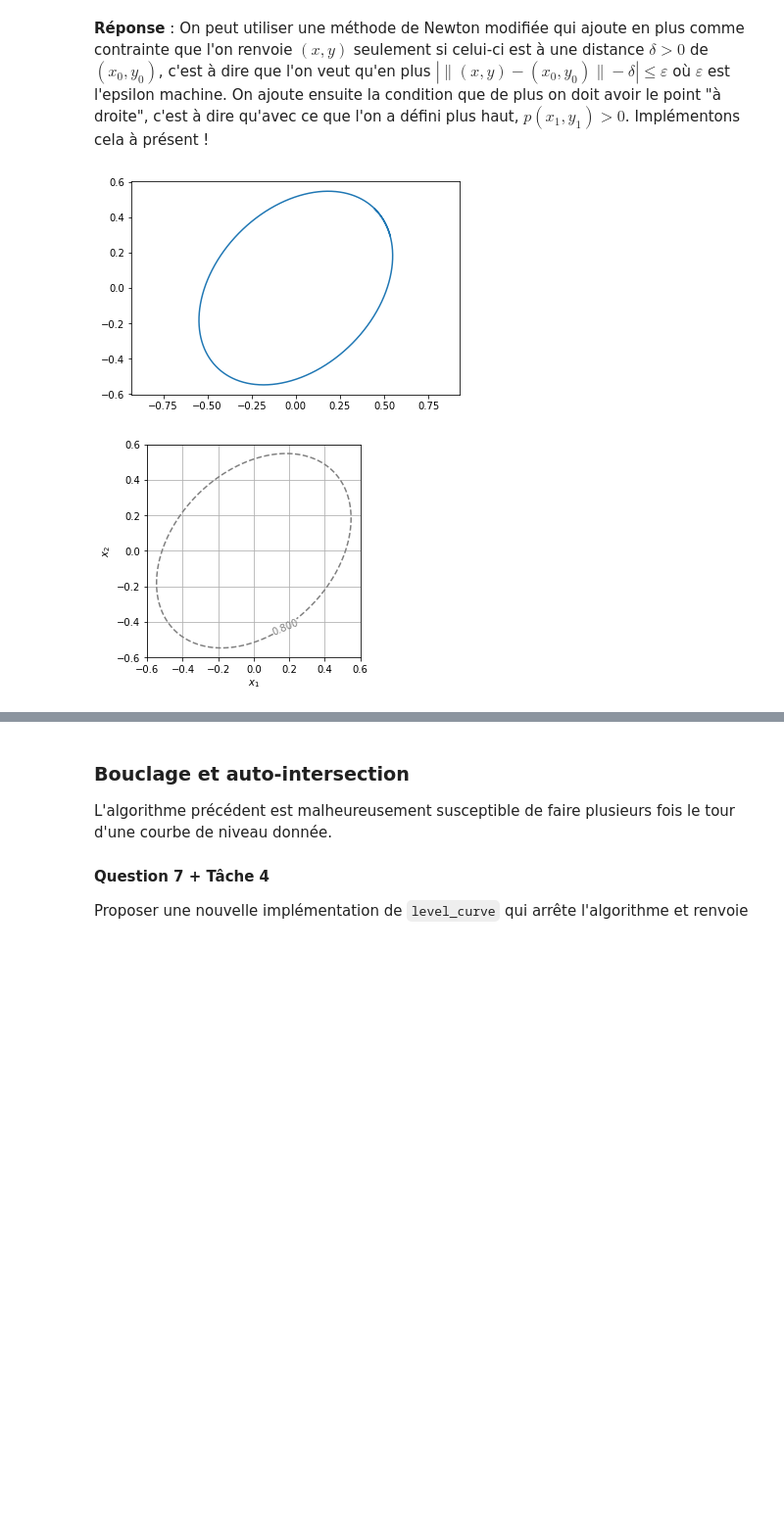
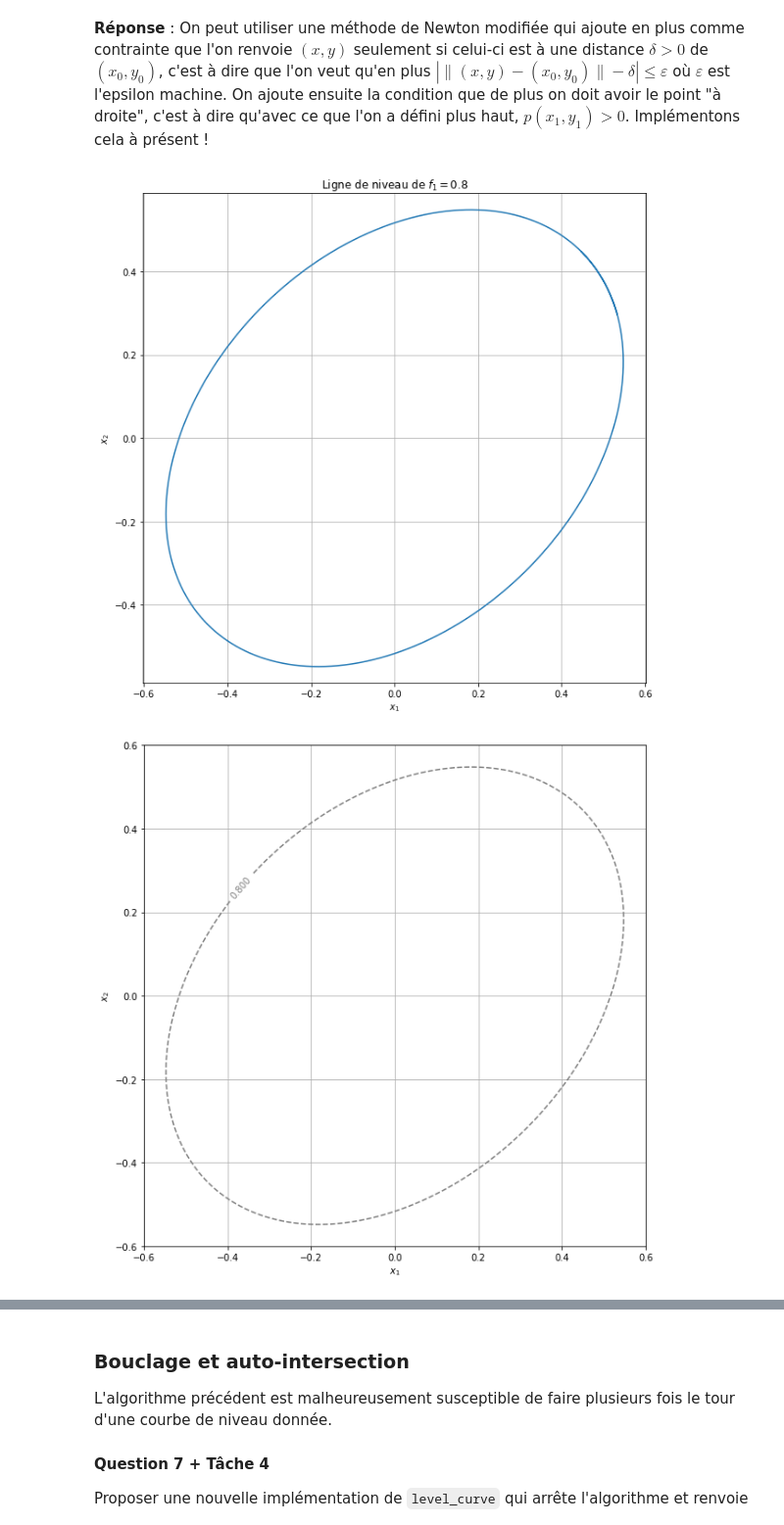
Before and after one commit to RobinWillocquet/projet-maths-octobre, a Jupyter notebook: Courbes de niveau.ipynb, the cells around one changed output, grey strips where cells are left out. Shown at 98% size. Saved outputs shown, nothing was run; the diff lists cells and outputs as text; code cells hidden in the pictures; blank space fills up the shorter version.

```diff
--- a/Courbes de niveau.ipynb
+++ b/Courbes de niveau.ipynb
@@ -303,33 +303,37 @@ Comment, en partant d'un point de référence $(x_0, y_0)$ tel que $f(x_0, y_0)=
 # %%
 def level_curve(f, x0, y0, delta=0.001, N=1000, eps=eps):
     g = autograd.grad
     coord = np.zeros((2,N))
     coord[0,0], coord[1,0] = x0, y0
     for i in range(1, N):
         vect = np.dot(1/np.sqrt(g(f,0)(x0,y0)**2 + g(f,1)(x0,y0)**2),(g(f,1)(x0,y0), -g(f,0)(x0,y0)))
         a,b = x0,y0
         def F(x,y):
             vecti = np.array((f(x,y),np.abs(np.sqrt((x-a)**2+(y-b)**2))-delta))
             return vecti
         (x0, y0) = (x0, y0) + np.dot(delta,vect)
         x, y = Newton(F, x0, y0)
         coord[0,i], coord[1,i] = x, y
     return coord
 
 x0,y0 = Newton(f1_egalitaire,0.8,0.8)
 X = level_curve(f1_modif,x0,y0,0.0025,1450)
 plt.plot(X[0],X[1])
+plt.xlabel("$x_1$")
+plt.ylabel("$x_2$")
+plt.title("Ligne de niveau de $f_1=0.8$")
+plt.grid(True)
 plt.axis("equal")
 display_contour(
     f1,
     x=np.linspace(-0.6, 0.6, 100),
     y=np.linspace(-0.6, 0.6, 100),
     levels= [0.8]
 )
 plt.show()
 # %% [output]
-[figure, old version]
+[figure, new version]
-[figure, old version]
+[figure, new version]
 # %%
 def f2_egalitaire(x1, x2):
     vect = np.array((f2(x1, x2) - 1.0,x1-x2))
```
Also changed, not shown: parts of 12 cells of this notebook.
